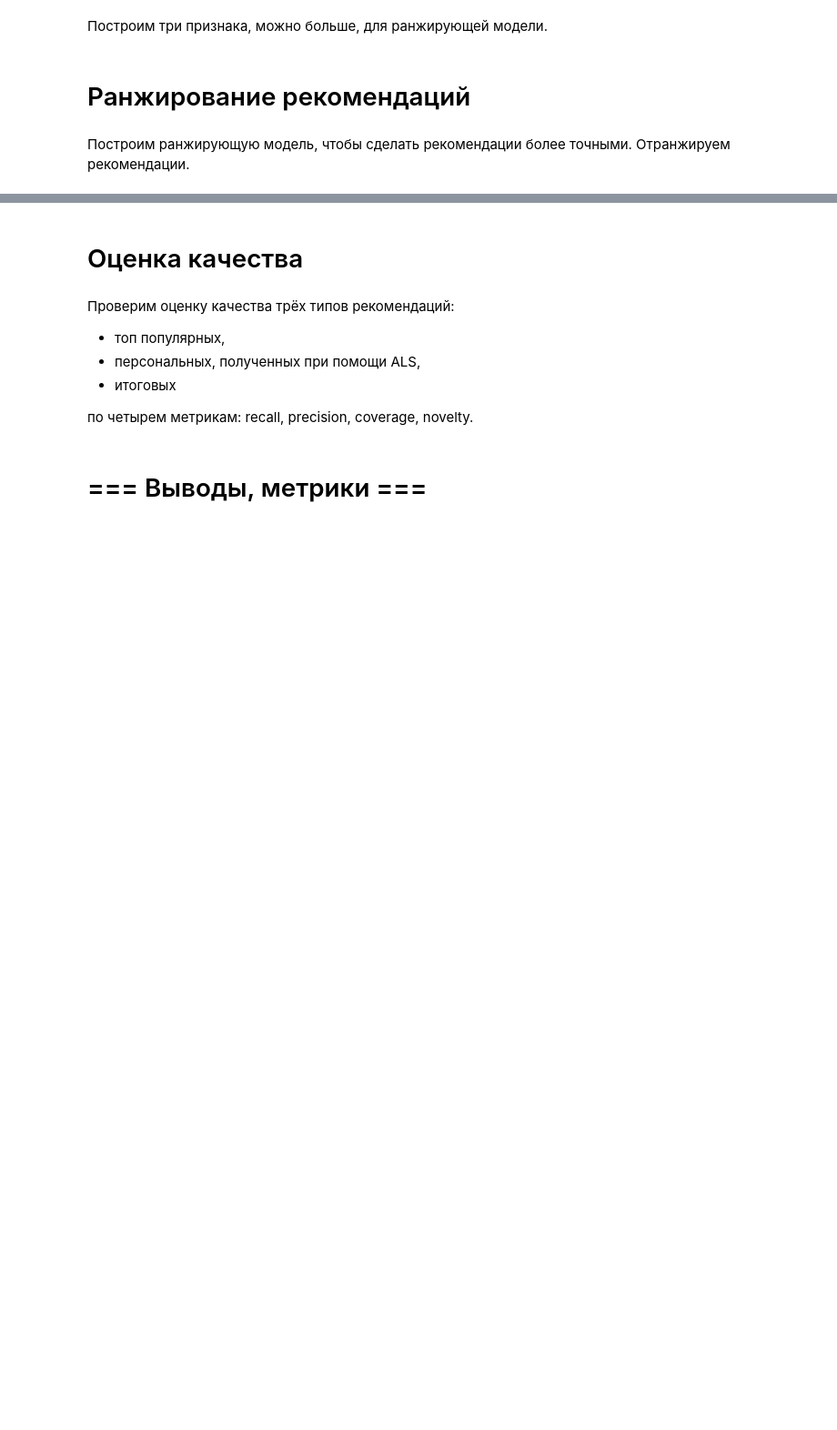
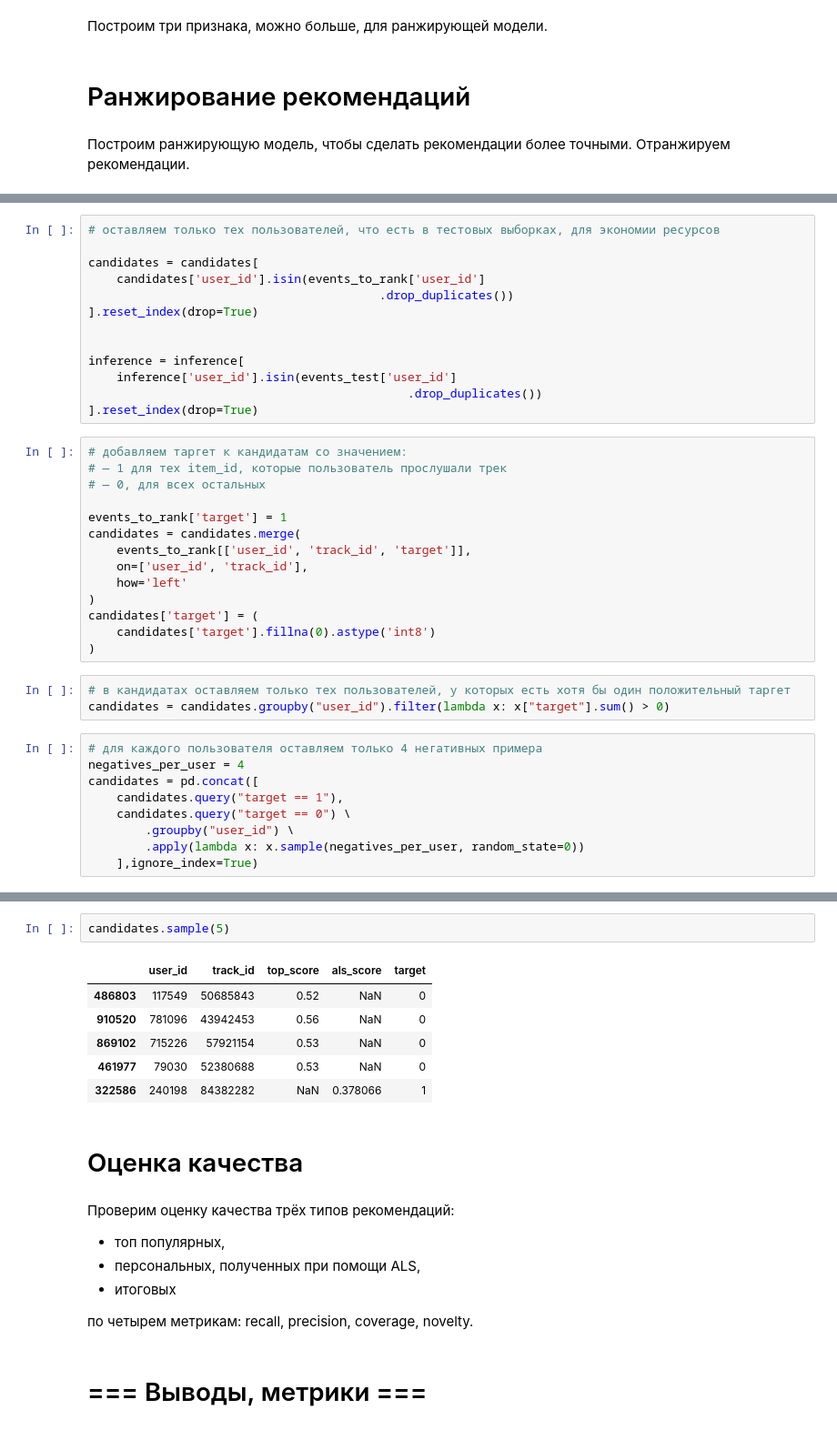
Before and after one commit to NikoMelnikov/mle-recsys-project, a Jupyter notebook: recommendations.ipynb, the cells around one changed output, grey strips where cells are left out. Shown at 91% size. Cells and saved outputs as stored; diff of their text form; blank space fills up the shorter version.

```diff
--- a/recommendations.ipynb
+++ b/recommendations.ipynb
@@ -939,0 +1759,39 @@ del events
+# %%
+# оставляем только тех пользователей, что есть в тестовых выборках, для экономии ресурсов
+
+candidates = candidates[
+    candidates['user_id'].isin(events_to_rank['user_id']
+                                         .drop_duplicates())
+].reset_index(drop=True)
+
+
+inference = inference[
+    inference['user_id'].isin(events_test['user_id']
+                                             .drop_duplicates())
+].reset_index(drop=True)
+# %%
+# добавляем таргет к кандидатам со значением:
+# — 1 для тех item_id, которые пользователь прослушали трек
+# — 0, для всех остальных
+
+events_to_rank['target'] = 1
+candidates = candidates.merge(
+    events_to_rank[['user_id', 'track_id', 'target']],
+    on=['user_id', 'track_id'],
+    how='left'
+)
+candidates['target'] = (
+    candidates['target'].fillna(0).astype('int8')
+)
+# %%
+# в кандидатах оставляем только тех пользователей, у которых есть хотя бы один положительный таргет
+candidates = candidates.groupby("user_id").filter(lambda x: x["target"].sum() > 0)
+# %%
+# для каждого пользователя оставляем только 4 негативных примера
+negatives_per_user = 4
+candidates = pd.concat([
+    candidates.query("target == 1"),
+    candidates.query("target == 0") \
+        .groupby("user_id") \
+        .apply(lambda x: x.sample(negatives_per_user, random_state=0))
+    ],ignore_index=True)
@@ -940,3 +1827,12 @@ del events
+# %%
+candidates.sample(5)
+# %% [output]
+|  | user_id | track_id | top_score | als_score | target |
+| 486803 | 117549 | 50685843 | 0.52 | NaN | 0 |
+| 910520 | 781096 | 43942453 | 0.56 | NaN | 0 |
+| 869102 | 715226 | 57921154 | 0.53 | NaN | 0 |
+| 461977 | 79030 | 52380688 | 0.53 | NaN | 0 |
+| 322586 | 240198 | 84382282 | NaN | 0.378066 | 1 |
 # %% [markdown]
 # Оценка качества
 # %% [markdown]
```
Also changed, not shown: parts of 108 cells of this notebook.
